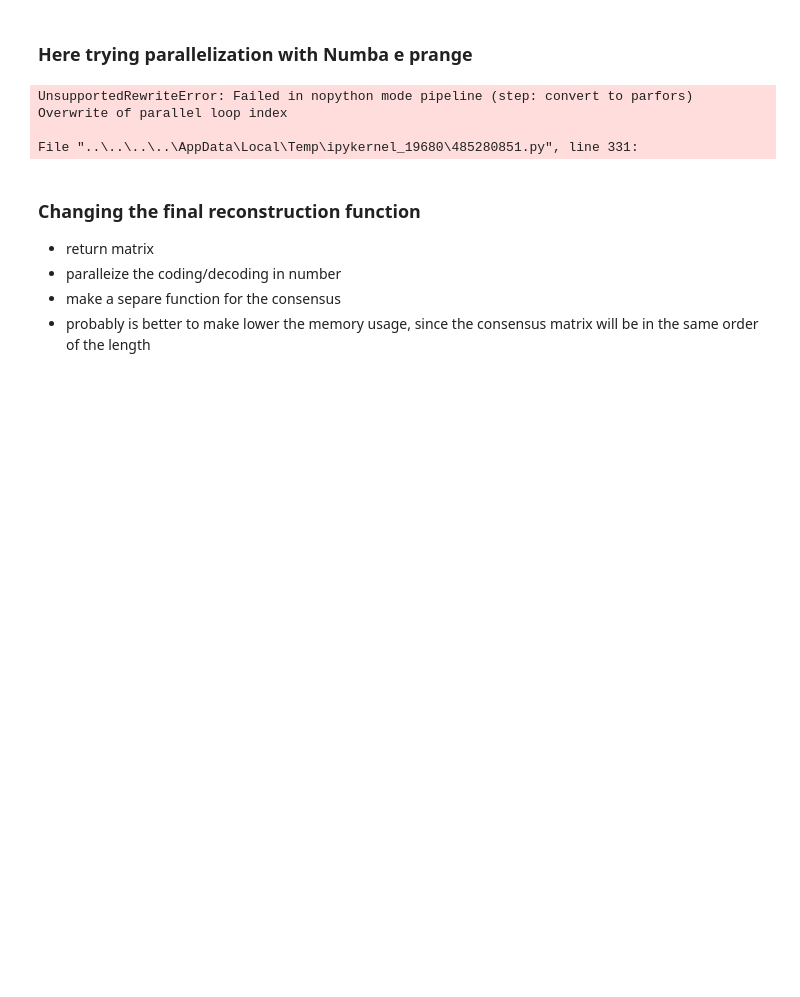
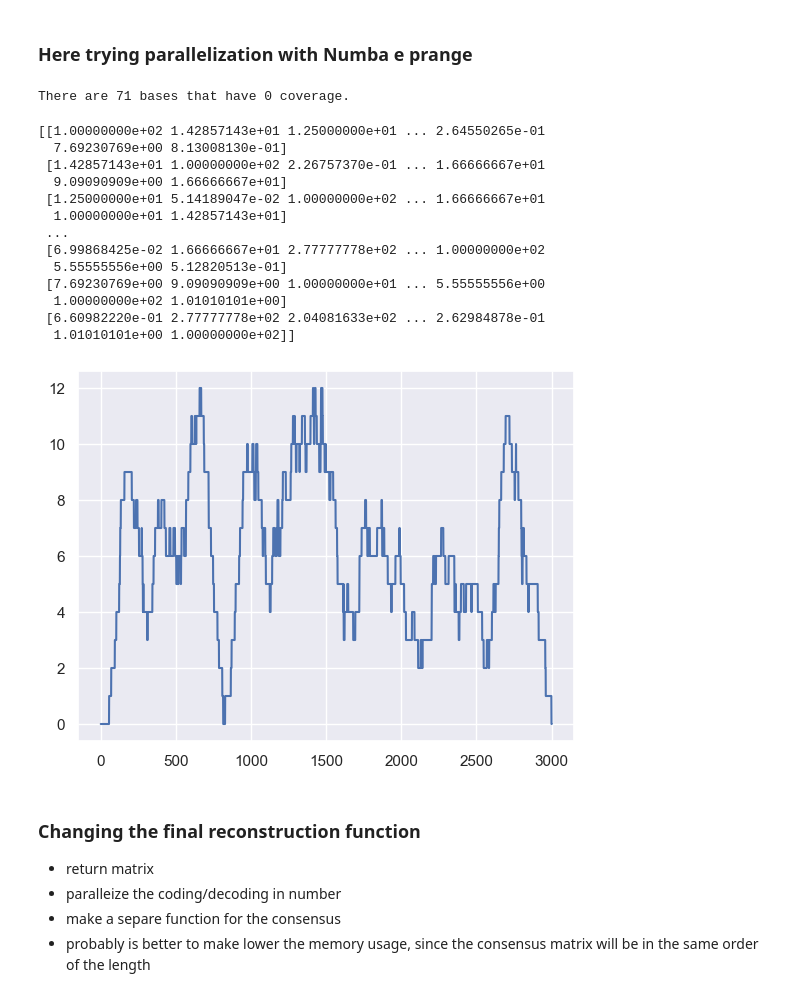
Before and after one commit to filippomirul/De_Novo_Ant_Assembly, a Jupyter notebook: Tryouts/ANT_assembly_my.ipynb, the cells around one changed output. Saved outputs shown, nothing was run; the diff lists cells and outputs as text; code cells hidden in the pictures; blank space fills up the shorter version.

```diff
--- a/Tryouts/ANT_assembly_my.ipynb
+++ b/Tryouts/ANT_assembly_my.ipynb
@@ -63,7 +37,7 @@ import torch as tr
 import time
 
 seq = ""
-for seq_record in SeqIO.parse("C:\\Users\\filoa\\Desktop\\Programming_trials\\Assembler\\Data\\GCA_014117465.1_ASM1411746v1_genomic.fna", format = "fasta"):
+for seq_record in SeqIO.parse("C:\\Users\\filoa\\Desktop\\Programming_trials\\Assembler\\Main\\Data\\GCA_014117465.1_ASM1411746v1_genomic.fna", format = "fasta"):
     seq += str(seq_record.seq.upper())
 
 def comstum_reads(seq: str, length_reads = 10, coverage = 5, verbose = False) -> list:
@@ -100,7 +74,7 @@ def tensor_align(sequence_one:str, sequence_two:str):
 def uni_code(read:str)->np.ndarray:
     return np.array([ord(c) for c in read])
 
-reads = comstum_reads(seq[:3000], length_reads = 150, coverage = 6)
+reads = comstum_reads(seq[:3000], length_reads = 150, coverage = 6, verbose=True)
 reads = [uni_code(read) for read in reads]
 
 ### Vectorize e Numba
@@ -401,7 +375,7 @@ def np_align_func(seq_one:np.ndarray, seq_two:np.ndarray, match:int = 3, mismatc
     return (score, diff, switch)
 
 
-def eval_allign_np(reads:list, par:list = [3, -2]) -> np.ndarray:
+def eval_allign_np(reads:list, match = 3, mis_match = -2, molt = 100) -> np.ndarray:
     """Funtion that evaulate the alignment
 
     reads: list of DNA sequences, each of the read is a list of integers that resemble the real sequence
@@ -435,6 +409,8 @@ def eval_allign_np(reads:list, par:list = [3, -2]) -> np.ndarray:
     length = len(reads)
     # initialization of the matrices
     weigth_matrix = np.zeros((length, length))
+    distances_matrix = np.ones((length, length))
+
 
     # The score of the allingment of read[1] to read[2] is the same of the opposite (read[2] to read[1])
     # So when the function found the diretionality of the allignment put the score in rigth spot and a 0 in the wrong one.
@@ -448,55 +424,74 @@ def eval_allign_np(reads:list, par:list = [3, -2]) -> np.ndarray:
 
             if i == j:
                 # the diagonal of the matrix has 0 score because we are allinging the same sequence
+                distances_matrix[i,j] = molt*distances_matrix[i,j]
                 continue
             else:
                 # pairwise must return a positive score, if there is no one it return None
-                alignment = np_align_func(reads[i], reads[j], match = par[0], mismatch = par[1])
+                alignment = np_align_func(reads[i], reads[j], match = match, mismatch = mis_match)
 
                 if alignment[0] > 0:
 
                     if alignment[2]:
-                        # Swithch happend so reads[j] is longer then reads[i]
                         if alignment[1] > 0:
-                            # cond = first sequence is upstream
                             weigth_matrix[j, i] = alignment[0]
-                            weigth_matrix[i, j] = float(f"{abs(alignment[1])}.1")
+                            distances_matrix[j,i] = (molt*distances_matrix[i,j])/alignment[0]
+                            distances_matrix[i,j] = (molt*distances_matrix[i,j])/alignment[0]
+                            weigth_matrix[i, j] = float(f"{0}.{abs(alignment[1])}1")
 
                         else:
-                            # cond = first sequence is downstream
                             weigth_matrix[i, j] = alignment[0]
-                            weigth_matrix[j, i] = float(f"{abs(alignment[1])}.1")
+                            distances_matrix[i, j] = (molt*distances_matrix[i,j])/alignment[0]
+                            distances_matrix[i,j] = (molt*distances_matrix[i,j])/alignment[0]
+                            weigth_matrix[j, i] = float(f"{0}.{abs(alignment[1])}1")
 
                     else:
                         if alignment[1] > 0:
-                            # cond = first sequence is upstream
                             weigth_matrix[i, j] = alignment[0]
-                            weigth_matrix[j, i] = float(f"{abs(alignment[1])}.1")
+                            distances_matrix[i, j] = (molt*distances_matrix[i,j])/alignment[0]
+                            distances_matrix[j,i] = (molt*distances_matrix[i,j])/alignment[0]
+                            weigth_matrix[j, i] = float(f"{0}.{abs(alignment[1])}1")
 
                         else:
-                            # cond = first sequence is downstream
                             weigth_matrix[j, i] = alignment[0]
-                            weigth_matrix[i, j] = float(f"{abs(alignment[1])}.1")
+                            distances_matrix[j,i] = (molt*distances_matrix[i,j])/alignment[0]
+                            distances_matrix[i,j] = (molt*distances_matrix[i,j])/alignment[0]
+                            weigth_matrix[i, j] = float(f"{0}.{abs(alignment[1])}1")
 
                 else:
                     continue
 
 
         visited.popleft()
-    return weigth_matrix
+    return weigth_matrix, distances_matrix
 
 
+mat_n, dist_mat = eval_allign_np(reads=reads)
+
+print(dist_mat)
+
 ##########
-comb = combinations(range(len(reads)),2)
+# comb = combinations(range(len(reads)),2)
 
-real_comb = [(reads[i[0]], reads[i[1]]) for i in comb]
+# real_comb = [(reads[i[0]], reads[i[1]]) for i in comb]
 
-results = Parallel(n_jobs=6)(delayed(np_align_func_par)(i) for i in real_comb)
+# results = Parallel(n_jobs=6)(delayed(np_align_func_par)(i) for i in real_comb)
 # %% [output]
-UnsupportedRewriteError: Failed in nopython mode pipeline (step: convert to parfors)
-Overwrite of parallel loop index
-
-File "..\..\..\..\AppData\Local\Temp\ipykernel_19680\485280851.py", line 331:
+There are 71 bases that have 0 coverage.
+[[1.00000000e+02 1.42857143e+01 1.25000000e+01 ... 2.64550265e-01
+  7.69230769e+00 8.13008130e-01]
+ [1.42857143e+01 1.00000000e+02 2.26757370e-01 ... 1.66666667e+01
+  9.09090909e+00 1.66666667e+01]
+ [1.25000000e+01 5.14189047e-02 1.00000000e+02 ... 1.66666667e+01
+  1.00000000e+01 1.42857143e+01]
+ ...
+ [6.99868425e-02 1.66666667e+01 2.77777778e+02 ... 1.00000000e+02
+  5.55555556e+00 5.12820513e-01]
+ [7.69230769e+00 9.09090909e+00 1.00000000e+01 ... 5.55555556e+00
+  1.00000000e+02 1.01010101e+00]
+ [6.60982220e-01 2.77777778e+02 2.04081633e+02 ... 2.62984878e-01
+  1.01010101e+00 1.00000000e+02]]
+[figure, added]
 # %% [markdown]
 ### Changing the final reconstruction function
 - return matrix
```
Also changed, not shown: parts of 11 cells of this notebook, 10 other files.
